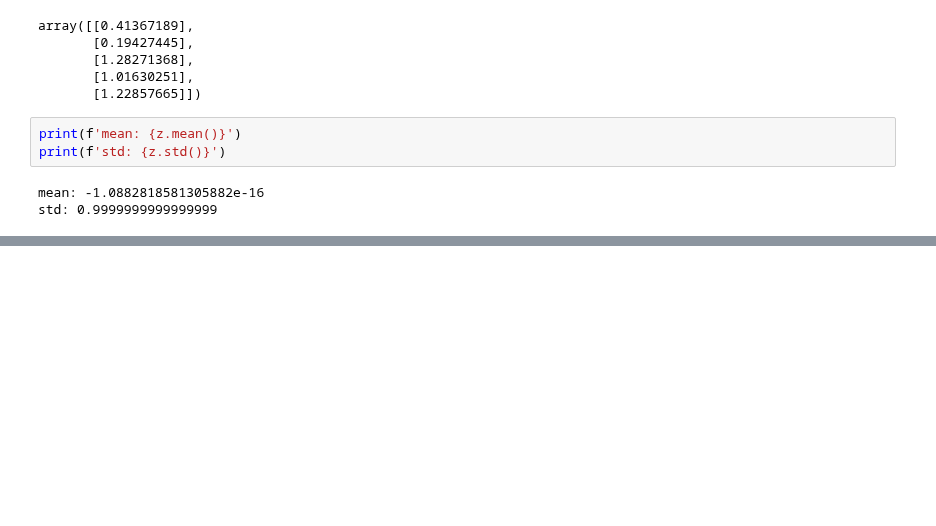
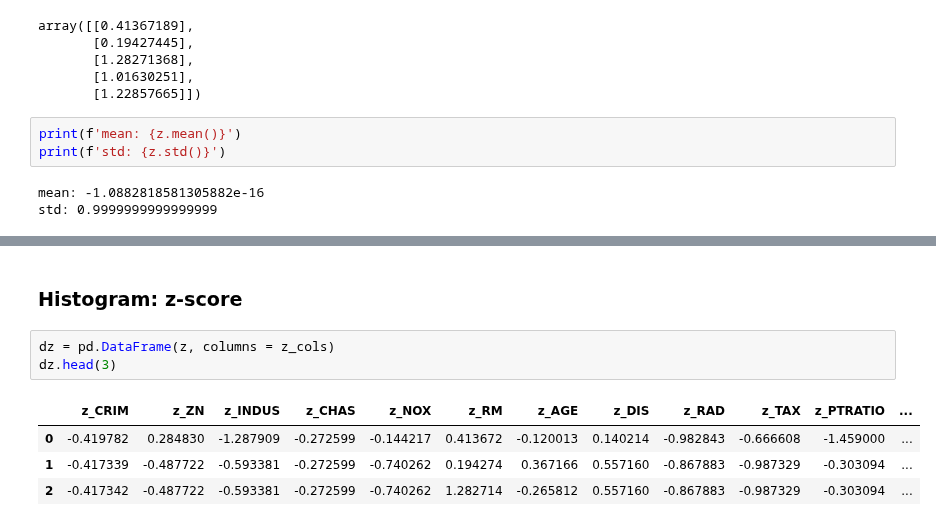
Before and after one commit to pNatTueku/ml_learning_with_ajprasertcbs, a Jupyter notebook: notebooks/preprocessing_standardScaler.ipynb, the cells around one changed output, grey strips where cells are left out. Drawn from its saved outputs; the diff is of its cells as text; blank space fills up the shorter version.

```diff
--- a/notebooks/preprocessing_standardScaler.ipynb
+++ b/notebooks/preprocessing_standardScaler.ipynb
@@ -111,0 +276,10 @@ std: 0.9999999999999999
+# %% [markdown]
+### Histogram: z-score
+# %%
+dz = pd.DataFrame(z, columns = z_cols)
+dz.head(3)
+# %% [output]
+|  | z_CRIM | z_ZN | z_INDUS | z_CHAS | z_NOX | z_RM | z_AGE | z_DIS | z_RAD | z_TAX | z_PTRATIO | ... |
+| 0 | -0.419782 | 0.284830 | -1.287909 | -0.272599 | -0.144217 | 0.413672 | -0.120013 | 0.140214 | -0.982843 | -0.666608 | -1.459000 | ... |
+| 1 | -0.417339 | -0.487722 | -0.593381 | -0.272599 | -0.740262 | 0.194274 | 0.367166 | 0.557160 | -0.867883 | -0.987329 | -0.303094 | ... |
+| 2 | -0.417342 | -0.487722 | -0.593381 | -0.272599 | -0.740262 | 1.282714 | -0.265812 | 0.557160 | -0.867883 | -0.987329 | -0.303094 | ... |
```
Also changed, not shown: parts of 19 cells of this notebook.
